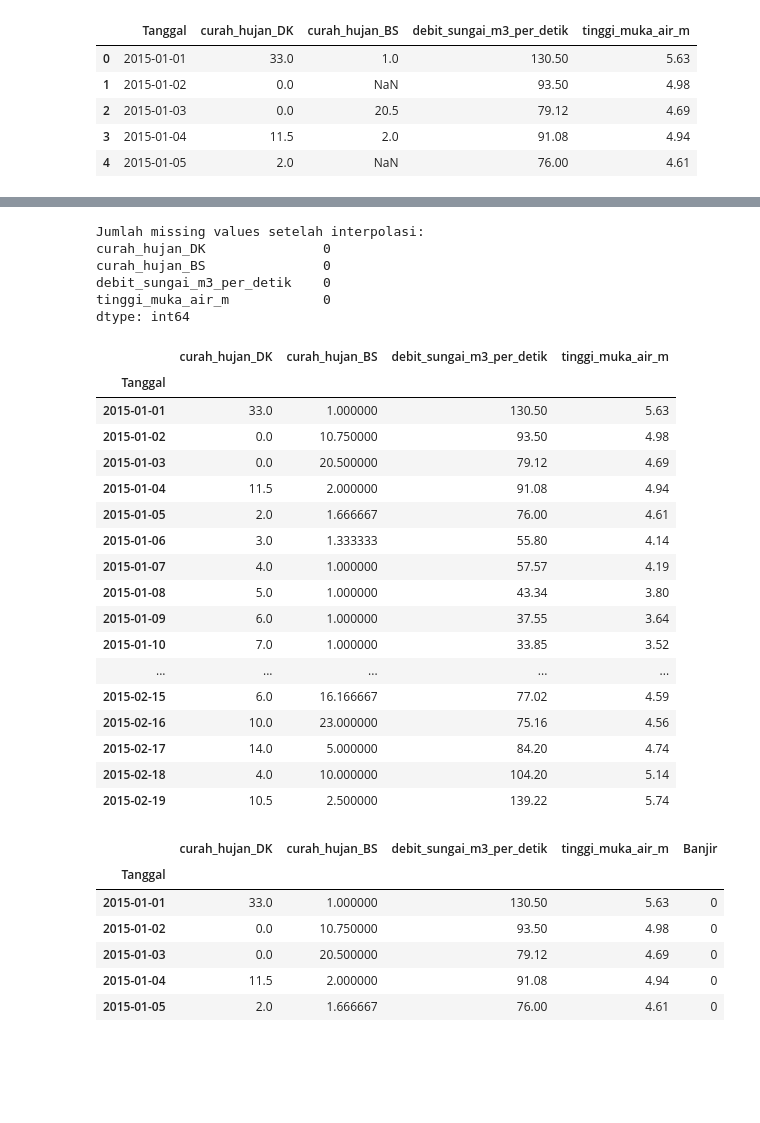
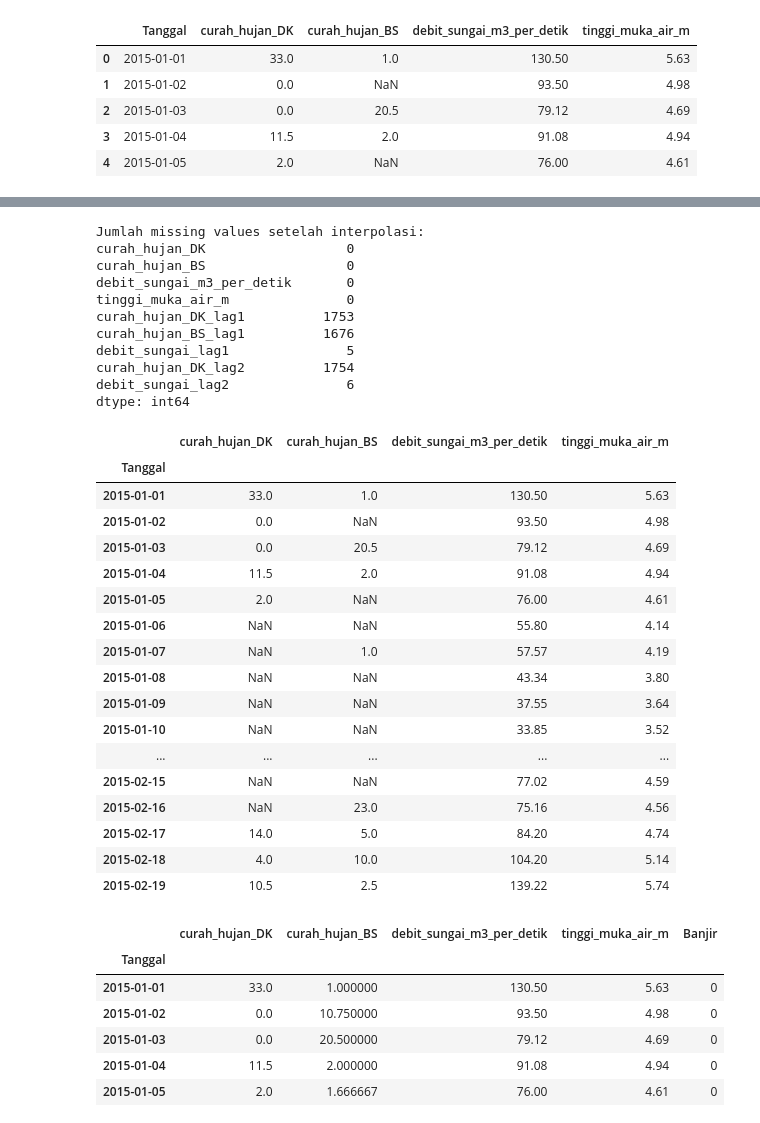
Before and after one commit to mahakiim/miss_val_analysis, a Jupyter notebook: interpolate.ipynb, the cells around one changed output, grey strips where cells are left out. Cells and saved outputs as stored; diff of their text form; code cells hidden in the pictures; blank space fills up the shorter version.

```diff
--- a/interpolate.ipynb
+++ b/interpolate.ipynb
@@ -16,3 +16,21 @@ data.head()
 | 2 | 2015-01-03 | 0.0 | 20.5 | 79.12 | 4.69 |
 | 3 | 2015-01-04 | 11.5 | 2.0 | 91.08 | 4.94 |
 | 4 | 2015-01-05 | 2.0 | NaN | 76.00 | 4.61 |
+# %%
+# Mengonversi kolom "Tanggal" ke tipe data datetime (agar tidak mengganggu perhitungan)
+data["Tanggal"] = pd.to_datetime(data["Tanggal"], errors="coerce")
+
+# Memastikan hanya kolom numerik yang digunakan untuk korelasi
+numeric_data = data.select_dtypes(include=["number"])
+
+# Hitung korelasi antar variabel numerik
+correlation_matrix = numeric_data.corr()
+
+# Visualisasi menggunakan heatmap
+import seaborn as sns
+import matplotlib.pyplot as plt
+
+plt.figure(figsize=(8, 6))
+sns.heatmap(correlation_matrix, annot=True, cmap="coolwarm", fmt=".2f")
+plt.title("Matriks Korelasi Variabel")
+plt.show()
@@ -35,4 +73,9 @@ df_interp.head()
 # %%
+columns_to_drop = ["curah_hujan_DK_lag1", "curah_hujan_BS_lag1", "debit_sungai_lag1",
+                   "curah_hujan_DK_lag2", "debit_sungai_lag2"]
+
+df_new = df_interp.drop(columns=columns_to_drop, errors="ignore")
+
 numeric_cols = ['curah_hujan_DK', 'curah_hujan_BS', 'debit_sungai_m3_per_detik', 'tinggi_muka_air_m']
 df_interp[numeric_cols] = df_interp[numeric_cols].interpolate(method='time', limit_direction='forward')
 
@@ -40,31 +83,36 @@ print("Jumlah missing values setelah interpolasi:")
 print(df_interp.isnull().sum())
 # %% [output]
 Jumlah missing values setelah interpolasi:
-curah_hujan_DK               0
-curah_hujan_BS               0
-debit_sungai_m3_per_detik    0
-tinggi_muka_air_m            0
+curah_hujan_DK                  0
+curah_hujan_BS                  0
+debit_sungai_m3_per_detik       0
+tinggi_muka_air_m               0
+curah_hujan_DK_lag1          1753
+curah_hujan_BS_lag1          1676
+debit_sungai_lag1               5
+curah_hujan_DK_lag2          1754
+debit_sungai_lag2               6
 dtype: int64
 # %%
-df_interp.head(50)
+df_new.head(50)
 # %% [output]
 |  | curah_hujan_DK | curah_hujan_BS | debit_sungai_m3_per_detik | tinggi_muka_air_m |
 | Tanggal |  |  |  |  |
-| 2015-01-01 | 33.0 | 1.000000 | 130.50 | 5.63 |
-| 2015-01-02 | 0.0 | 10.750000 | 93.50 | 4.98 |
-| 2015-01-03 | 0.0 | 20.500000 | 79.12 | 4.69 |
-| 2015-01-04 | 11.5 | 2.000000 | 91.08 | 4.94 |
-| 2015-01-05 | 2.0 | 1.666667 | 76.00 | 4.61 |
-| 2015-01-06 | 3.0 | 1.333333 | 55.80 | 4.14 |
-| 2015-01-07 | 4.0 | 1.000000 | 57.57 | 4.19 |
-| 2015-01-08 | 5.0 | 1.000000 | 43.34 | 3.80 |
-| 2015-01-09 | 6.0 | 1.000000 | 37.55 | 3.64 |
-| 2015-01-10 | 7.0 | 1.000000 | 33.85 | 3.52 |
+| 2015-01-01 | 33.0 | 1.0 | 130.50 | 5.63 |
+| 2015-01-02 | 0.0 | NaN | 93.50 | 4.98 |
+| 2015-01-03 | 0.0 | 20.5 | 79.12 | 4.69 |
+| 2015-01-04 | 11.5 | 2.0 | 91.08 | 4.94 |
+| 2015-01-05 | 2.0 | NaN | 76.00 | 4.61 |
+| 2015-01-06 | NaN | NaN | 55.80 | 4.14 |
+| 2015-01-07 | NaN | 1.0 | 57.57 | 4.19 |
+| 2015-01-08 | NaN | NaN | 43.34 | 3.80 |
+| 2015-01-09 | NaN | NaN | 37.55 | 3.64 |
+| 2015-01-10 | NaN | NaN | 33.85 | 3.52 |
 | ... | ... | ... | ... | ... |
-| 2015-02-15 | 6.0 | 16.166667 | 77.02 | 4.59 |
-| 2015-02-16 | 10.0 | 23.000000 | 75.16 | 4.56 |
-| 2015-02-17 | 14.0 | 5.000000 | 84.20 | 4.74 |
-| 2015-02-18 | 4.0 | 10.000000 | 104.20 | 5.14 |
-| 2015-02-19 | 10.5 | 2.500000 | 139.22 | 5.74 |
+| 2015-02-15 | NaN | NaN | 77.02 | 4.59 |
+| 2015-02-16 | NaN | 23.0 | 75.16 | 4.56 |
+| 2015-02-17 | 14.0 | 5.0 | 84.20 | 4.74 |
+| 2015-02-18 | 4.0 | 10.0 | 104.20 | 5.14 |
+| 2015-02-19 | 10.5 | 2.5 | 139.22 | 5.74 |
 # %%
 df_interp["Banjir"] = df_interp.apply(
```
Also changed, not shown: parts of 4 cells of this notebook.
